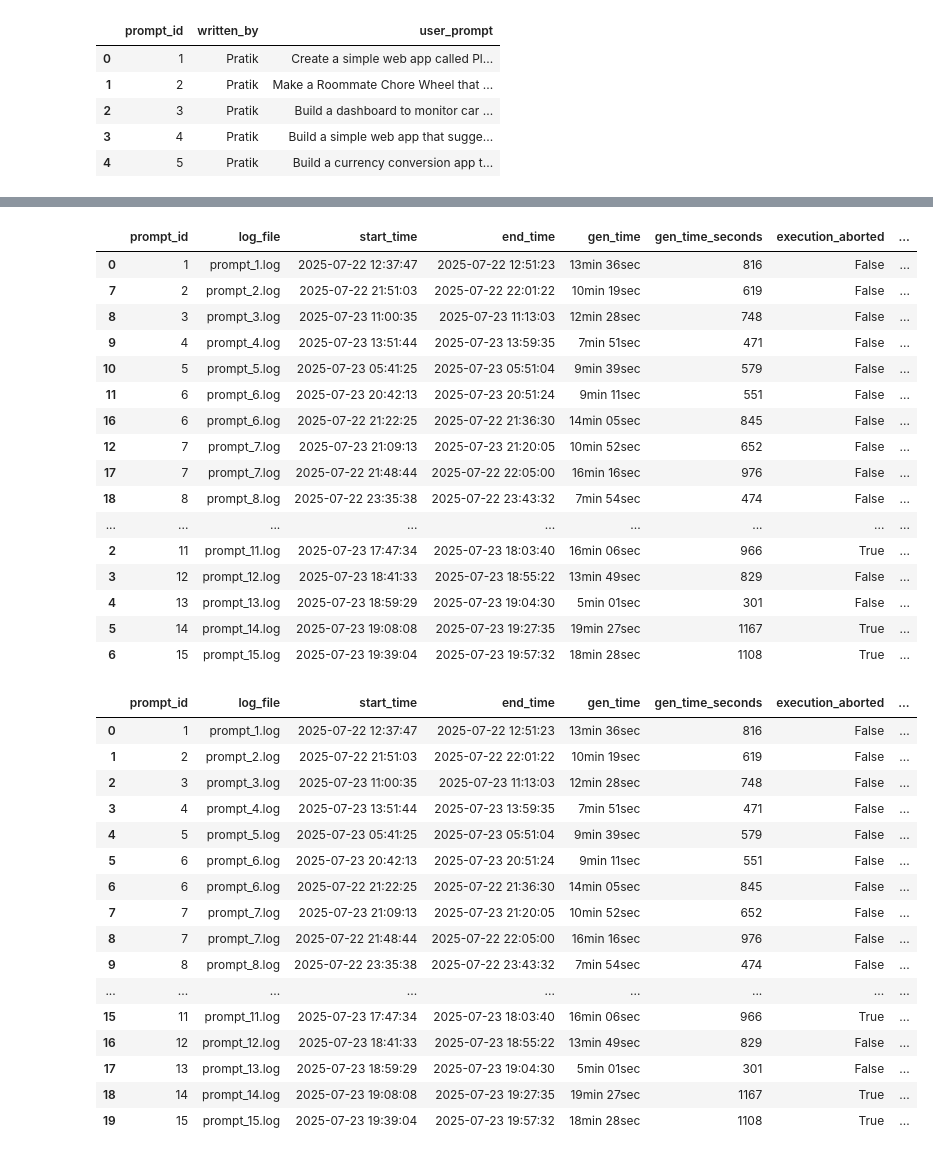
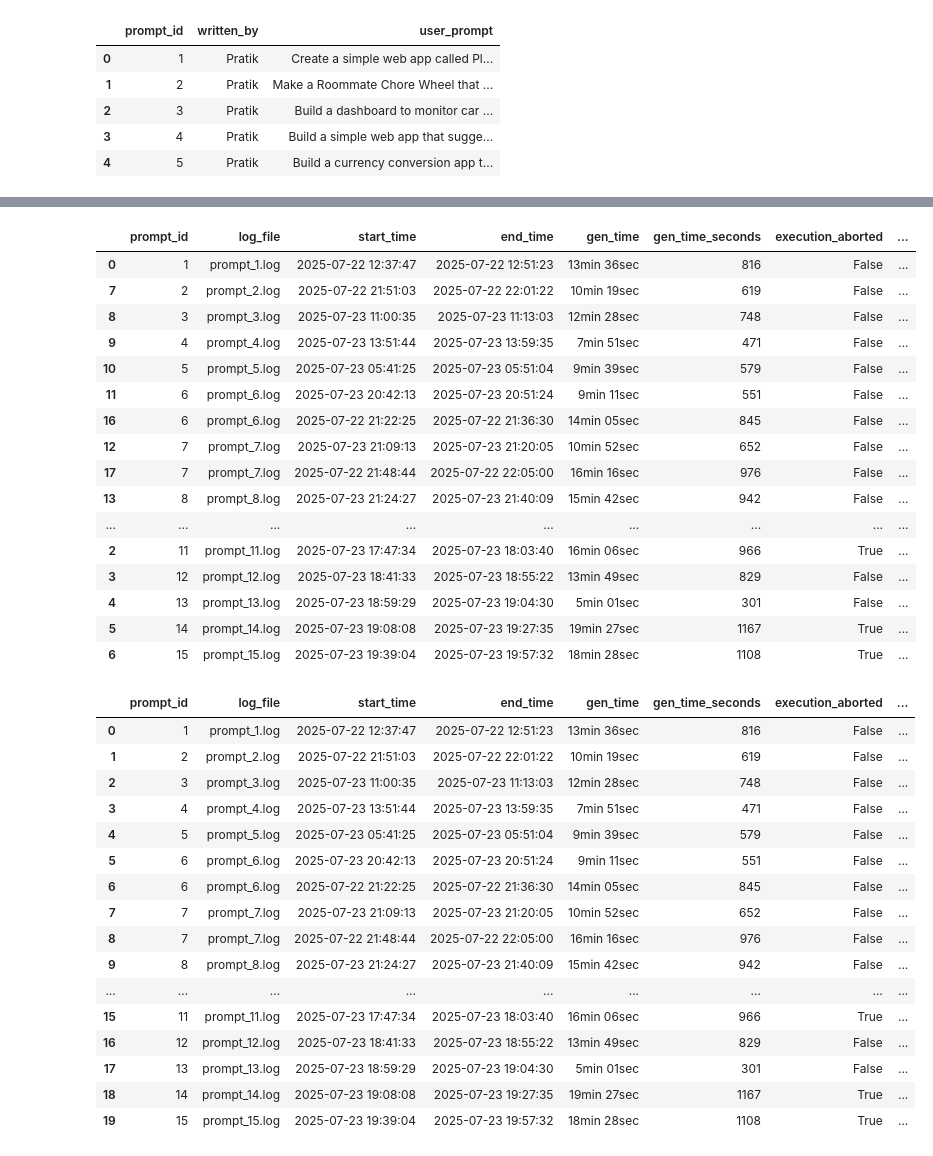
Before and after one commit to PratikNichite/app.build-eval-docs, a Jupyter notebook: code.ipynb, the cells around one changed output, grey strips where cells are left out. Cells and saved outputs as stored; diff of their text form; code cells hidden in the pictures.

```diff
--- a/code.ipynb
+++ b/code.ipynb
@@ -37,20 +37,20 @@ Processing: prompt_9.log
 Summary saved to: data\processed_logs\1111_summary.csv
 Processed 5 log files
 # %%
-df_merged = df_merged.sort_values(by=["prompt_id"])
+df_merged = df_merged.sort_values(by=["prompt_id", "config"])
 df_merged
 # %% [output]
 |  | prompt_id | log_file | start_time | end_time | gen_time | gen_time_seconds | execution_aborted | ... |
 | 0 | 1 | prompt_1.log | 2025-07-22 12:37:47 | 2025-07-22 12:51:23 | 13min 36sec | 816 | False | ... |
 | 7 | 2 | prompt_2.log | 2025-07-22 21:51:03 | 2025-07-22 22:01:22 | 10min 19sec | 619 | False | ... |
 | 8 | 3 | prompt_3.log | 2025-07-23 11:00:35 | 2025-07-23 11:13:03 | 12min 28sec | 748 | False | ... |
 | 9 | 4 | prompt_4.log | 2025-07-23 13:51:44 | 2025-07-23 13:59:35 | 7min 51sec | 471 | False | ... |
 | 10 | 5 | prompt_5.log | 2025-07-23 05:41:25 | 2025-07-23 05:51:04 | 9min 39sec | 579 | False | ... |
 | 11 | 6 | prompt_6.log | 2025-07-23 20:42:13 | 2025-07-23 20:51:24 | 9min 11sec | 551 | False | ... |
 | 16 | 6 | prompt_6.log | 2025-07-22 21:22:25 | 2025-07-22 21:36:30 | 14min 05sec | 845 | False | ... |
 | 12 | 7 | prompt_7.log | 2025-07-23 21:09:13 | 2025-07-23 21:20:05 | 10min 52sec | 652 | False | ... |
 | 17 | 7 | prompt_7.log | 2025-07-22 21:48:44 | 2025-07-22 22:05:00 | 16min 16sec | 976 | False | ... |
-| 18 | 8 | prompt_8.log | 2025-07-22 23:35:38 | 2025-07-22 23:43:32 | 7min 54sec | 474 | False | ... |
+| 13 | 8 | prompt_8.log | 2025-07-23 21:24:27 | 2025-07-23 21:40:09 | 15min 42sec | 942 | False | ... |
 | ... | ... | ... | ... | ... | ... | ... | ... | ... |
 | 2 | 11 | prompt_11.log | 2025-07-23 17:47:34 | 2025-07-23 18:03:40 | 16min 06sec | 966 | True | ... |
 | 3 | 12 | prompt_12.log | 2025-07-23 18:41:33 | 2025-07-23 18:55:22 | 13min 49sec | 829 | False | ... |
@@ -74,7 +74,7 @@ df_final
 | 6 | 6 | prompt_6.log | 2025-07-22 21:22:25 | 2025-07-22 21:36:30 | 14min 05sec | 845 | False | ... |
 | 7 | 7 | prompt_7.log | 2025-07-23 21:09:13 | 2025-07-23 21:20:05 | 10min 52sec | 652 | False | ... |
 | 8 | 7 | prompt_7.log | 2025-07-22 21:48:44 | 2025-07-22 22:05:00 | 16min 16sec | 976 | False | ... |
-| 9 | 8 | prompt_8.log | 2025-07-22 23:35:38 | 2025-07-22 23:43:32 | 7min 54sec | 474 | False | ... |
+| 9 | 8 | prompt_8.log | 2025-07-23 21:24:27 | 2025-07-23 21:40:09 | 15min 42sec | 942 | False | ... |
 | ... | ... | ... | ... | ... | ... | ... | ... | ... |
 | 15 | 11 | prompt_11.log | 2025-07-23 17:47:34 | 2025-07-23 18:03:40 | 16min 06sec | 966 | True | ... |
 | 16 | 12 | prompt_12.log | 2025-07-23 18:41:33 | 2025-07-23 18:55:22 | 13min 49sec | 829 | False | ... |
```
Also changed, not shown: 1 other file.
